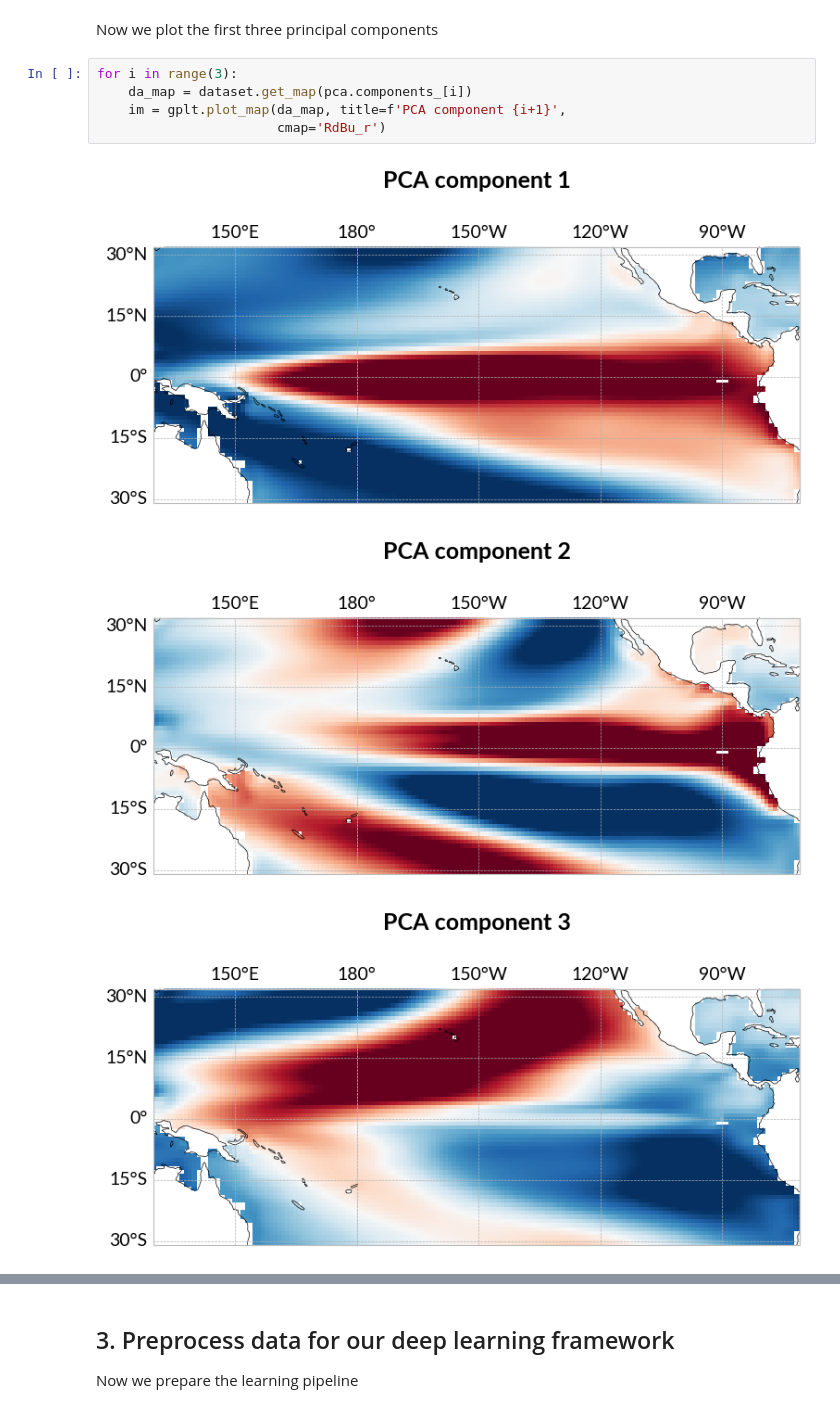
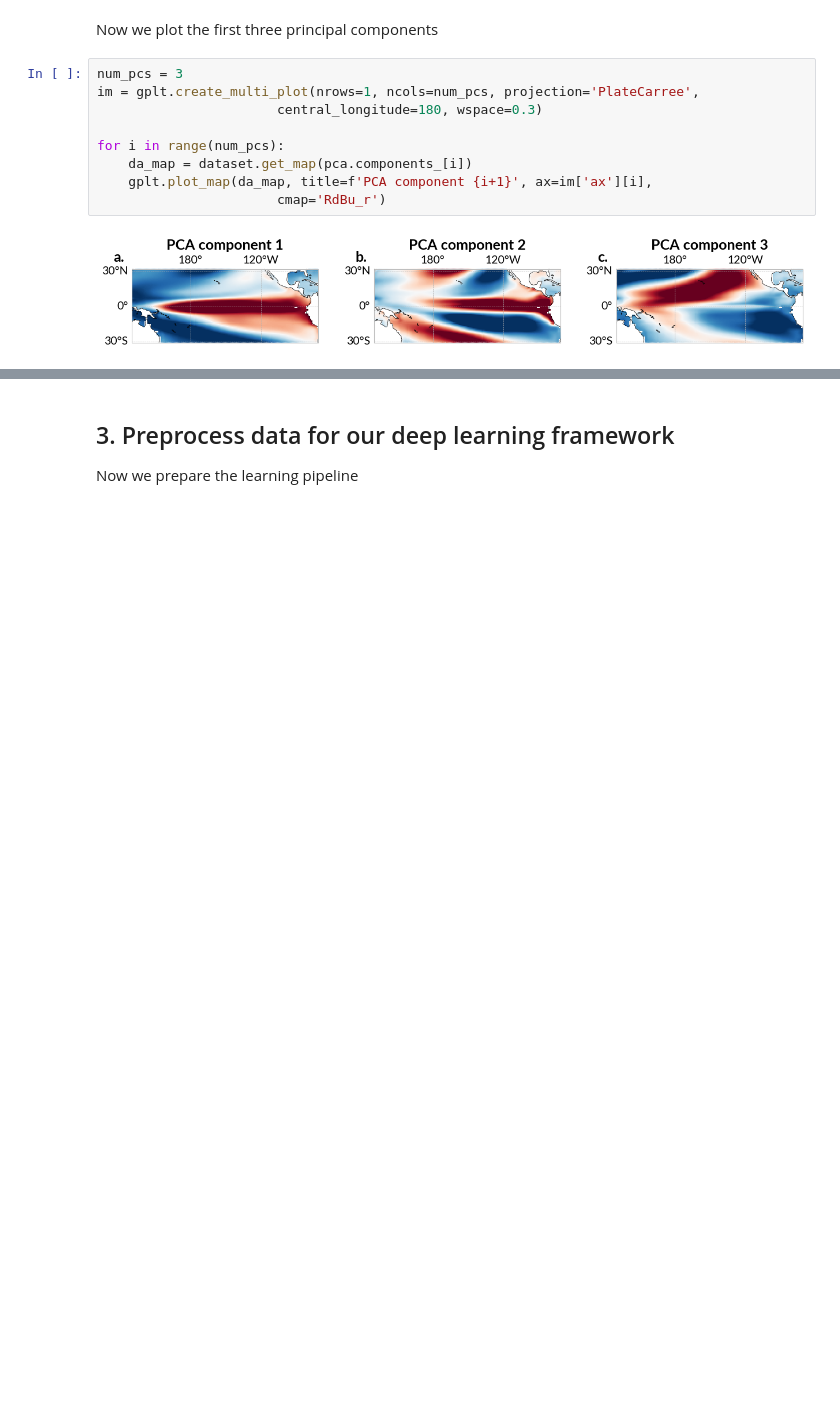
Before and after one commit to fstrnad/lectures, a Jupyter notebook: time_series_lecture/tutorial_vae_ssta.ipynb, the cells around one changed output, grey strips where cells are left out. Drawn from its saved outputs; the diff is of its cells as text; blank space fills up the shorter version.

```diff
--- a/time_series_lecture/tutorial_vae_ssta.ipynb
+++ b/time_series_lecture/tutorial_vae_ssta.ipynb
@@ -219,11 +241,13 @@ z = pca.fit_transform(X)
 # %% [markdown]
 Now we plot the first three principal components
 # %%
-for i in range(3):
+num_pcs = 3
+im = gplt.create_multi_plot(nrows=1, ncols=num_pcs, projection='PlateCarree',
+                       central_longitude=180, wspace=0.3)
+
+for i in range(num_pcs):
     da_map = dataset.get_map(pca.components_[i])
-    im = gplt.plot_map(da_map, title=f'PCA component {i+1}',
+    gplt.plot_map(da_map, title=f'PCA component {i+1}', ax=im['ax'][i],
                        cmap='RdBu_r')
 # %% [output]
-[figure, old version]
+[figure, new version]
-[figure, removed]
-[figure, removed]
```
Also changed, not shown: parts of 16 cells of this notebook, 1 other file.
